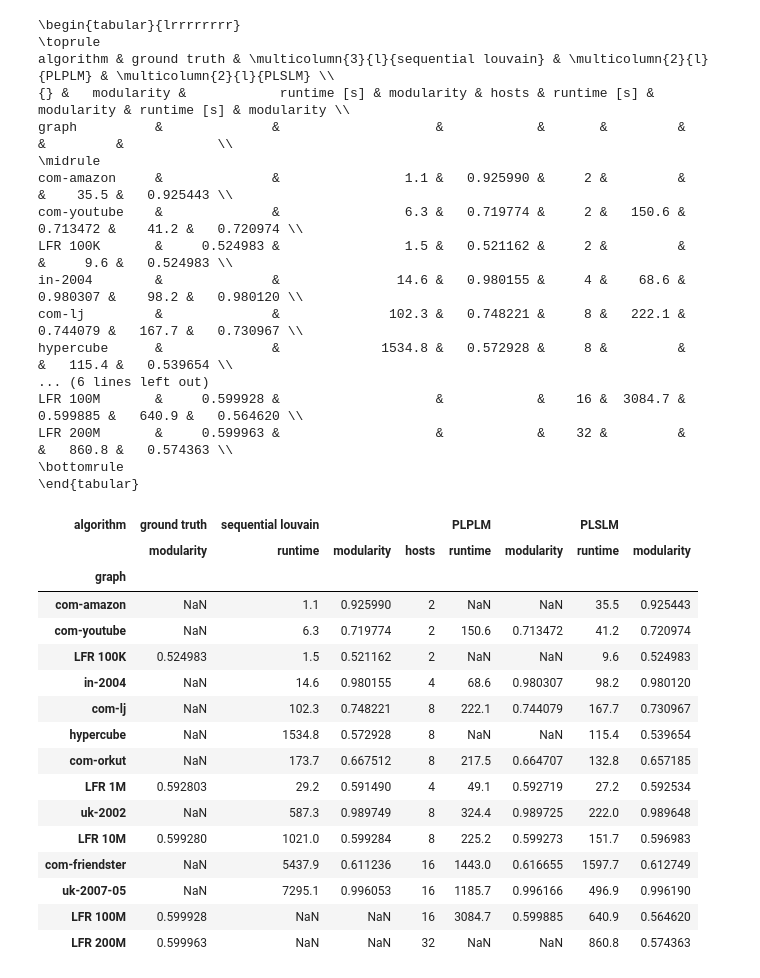
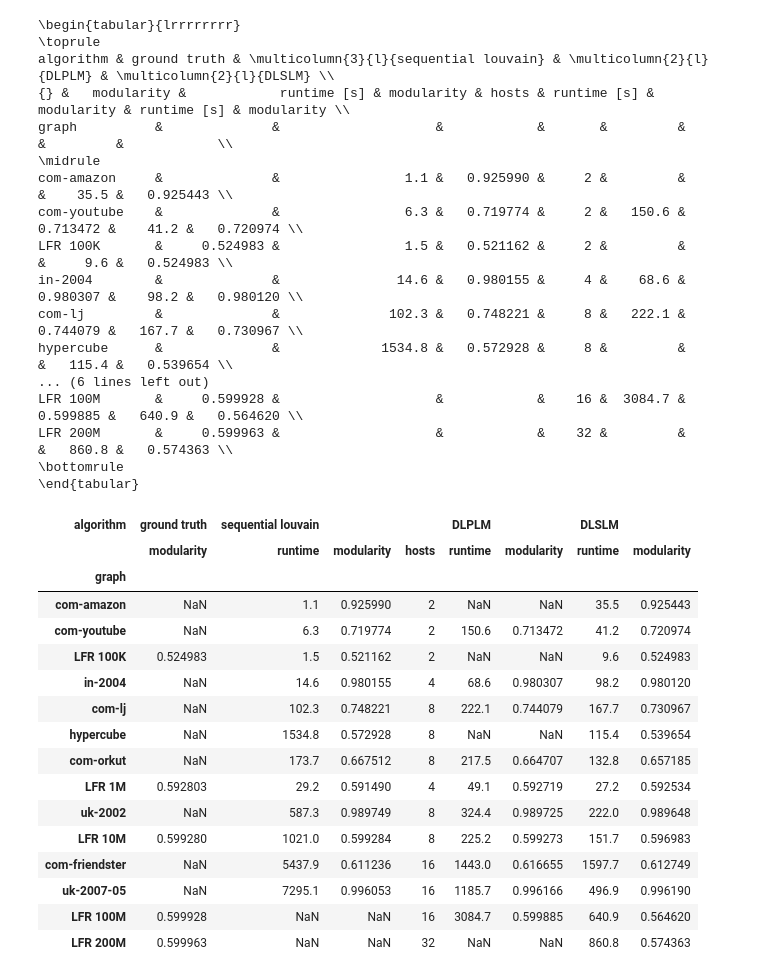
Before and after one commit to kit-algo/distributed_clustering_thrill, a Jupyter notebook: analysis/Cluster all the things.ipynb, the cells around one changed output. Saved outputs shown, nothing was run; the diff lists cells and outputs as text; code cells hidden in the pictures.

```diff
--- a/analysis/Cluster all the things.ipynb
+++ b/analysis/Cluster all the things.ipynb
@@ -24,8 +24,8 @@ for path in files:
 frames = { typename: pd.DataFrame.from_dict(items, orient='index') for typename, items in data.items() }
 
 algorithm_names = {
-    'thrill partitioned louvain': 'PLPLM',
-    'thrill node based fully distributed local moving': 'PLSLM'
+    'thrill partitioned louvain': 'DLPLM',
+    'thrill node based fully distributed local moving': 'DLSLM'
 }
 
 frames['algorithm_run'].replace({ 'algorithm': algorithm_names }, inplace=True)
@@ -72,49 +72,49 @@ all_data = frames['clustering'] \
     .stack() \
     .unstack(['algorithm']).unstack()
 
-all_data[('', 'hosts')] = all_data[('PLSLM', 'hosts')].astype(int)
+all_data[('', 'hosts')] = all_data[('DLSLM', 'hosts')].astype(int)
 all_data[('ground truth', 'modularity')] = frames['ground_truth']['modularity']
 
 all_data = all_data \
     [[('ground truth', 'modularity'), ('sequential louvain', 'runtime'), ('sequential louvain', 'modularity'),
       ('', 'hosts'),
-      ('PLPLM', 'runtime'),
-      ('PLPLM', 'modularity'),
-      ('PLSLM', 'runtime'),
-      ('PLSLM', 'modularity')]]
+      ('DLPLM', 'runtime'),
+      ('DLPLM', 'modularity'),
+      ('DLSLM', 'runtime'),
+      ('DLSLM', 'modularity')]]
 
 def my_round(x):
     if x:
         return round(x, 1)
     else:
         return np.NaN
 
-all_data[[('sequential louvain', 'runtime'), ('PLPLM', 'runtime'), ('PLSLM', 'runtime')]] = all_data.apply(lambda x: pd.Series([my_round(x[('sequential louvain', 'runtime')]), my_round(x[('PLPLM', 'runtime')]), my_round(x[('PLSLM', 'runtime')])]), axis=1)
+all_data[[('sequential louvain', 'runtime'), ('DLPLM', 'runtime'), ('DLSLM', 'runtime')]] = all_data.apply(lambda x: pd.Series([my_round(x[('sequential louvain', 'runtime')]), my_round(x[('DLPLM', 'runtime')]), my_round(x[('DLSLM', 'runtime')])]), axis=1)
 
 all_data = all_data.loc[frames['program_run'].sort_values('edge_count')['graph'].dropna().unique()]
 
 print(all_data.to_latex().replace('NaN', '   ').replace('runtime', 'runtime [s]'))
 
 all_data
 # %% [output]
 \begin{tabular}{lrrrrrrrr}
 \toprule
-algorithm & ground truth & \multicolumn{3}{l}{sequential louvain} & \multicolumn{2}{l}{PLPLM} & \multicolumn{2}{l}{PLSLM} \\
+algorithm & ground truth & \multicolumn{3}{l}{sequential louvain} & \multicolumn{2}{l}{DLPLM} & \multicolumn{2}{l}{DLSLM} \\
 {} &   modularity &            runtime [s] & modularity & hosts & runtime [s] & modularity & runtime [s] & modularity \\
 graph          &              &                    &            &       &         &            &         &            \\
 \midrule
 com-amazon     &              &                1.1 &   0.925990 &     2 &         &            &    35.5 &   0.925443 \\
 com-youtube    &              &                6.3 &   0.719774 &     2 &   150.6 &   0.713472 &    41.2 &   0.720974 \\
 LFR 100K       &     0.524983 &                1.5 &   0.521162 &     2 &         &            &     9.6 &   0.524983 \\
 in-2004        &              &               14.6 &   0.980155 &     4 &    68.6 &   0.980307 &    98.2 &   0.980120 \\
 com-lj         &              &              102.3 &   0.748221 &     8 &   222.1 &   0.744079 &   167.7 &   0.730967 \\
 hypercube      &              &             1534.8 &   0.572928 &     8 &         &            &   115.4 &   0.539654 \\
 ... (6 lines left out)
 LFR 100M       &     0.599928 &                    &            &    16 &  3084.7 &   0.599885 &   640.9 &   0.564620 \\
 LFR 200M       &     0.599963 &                    &            &    32 &         &            &   860.8 &   0.574363 \\
 \bottomrule
 \end{tabular}
-| algorithm | ground truth | sequential louvain |  |  | PLPLM |  | PLSLM |  |
+| algorithm | ground truth | sequential louvain |  |  | DLPLM |  | DLSLM |  |
 |  | modularity | runtime | modularity | hosts | runtime | modularity | runtime | modularity |
 | graph |  |  |  |  |  |  |  |  |
 | com-amazon | NaN | 1.1 | 0.925990 | 2 | NaN | NaN | 35.5 | 0.925443 |
```
Also changed, not shown: 2 other files.
